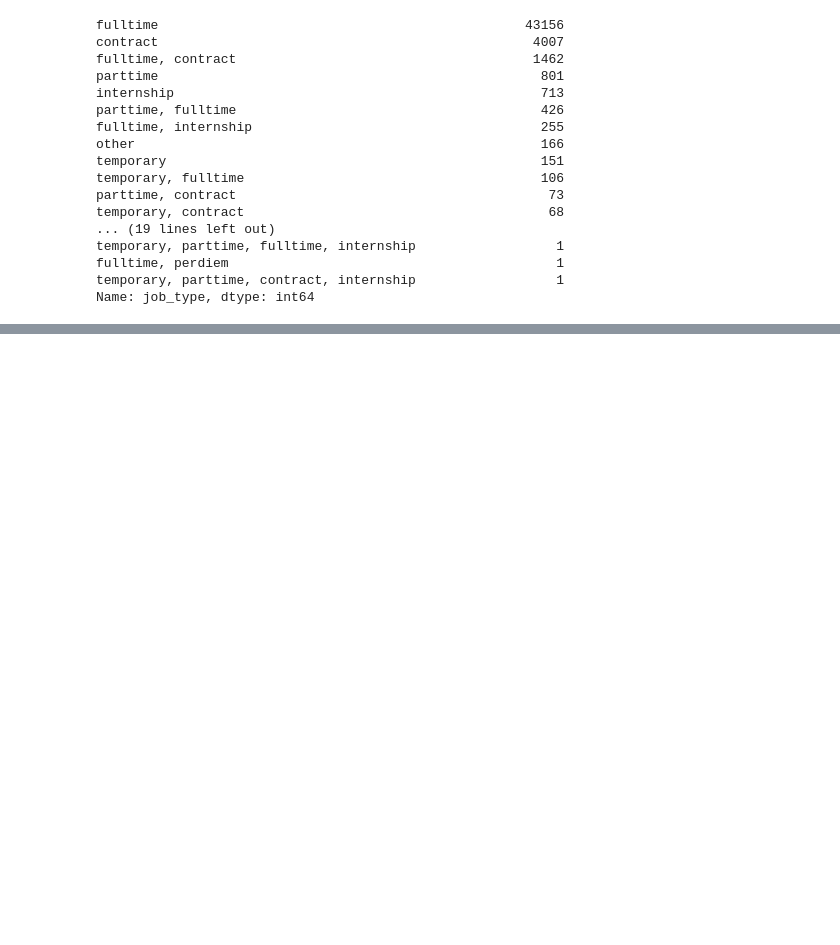
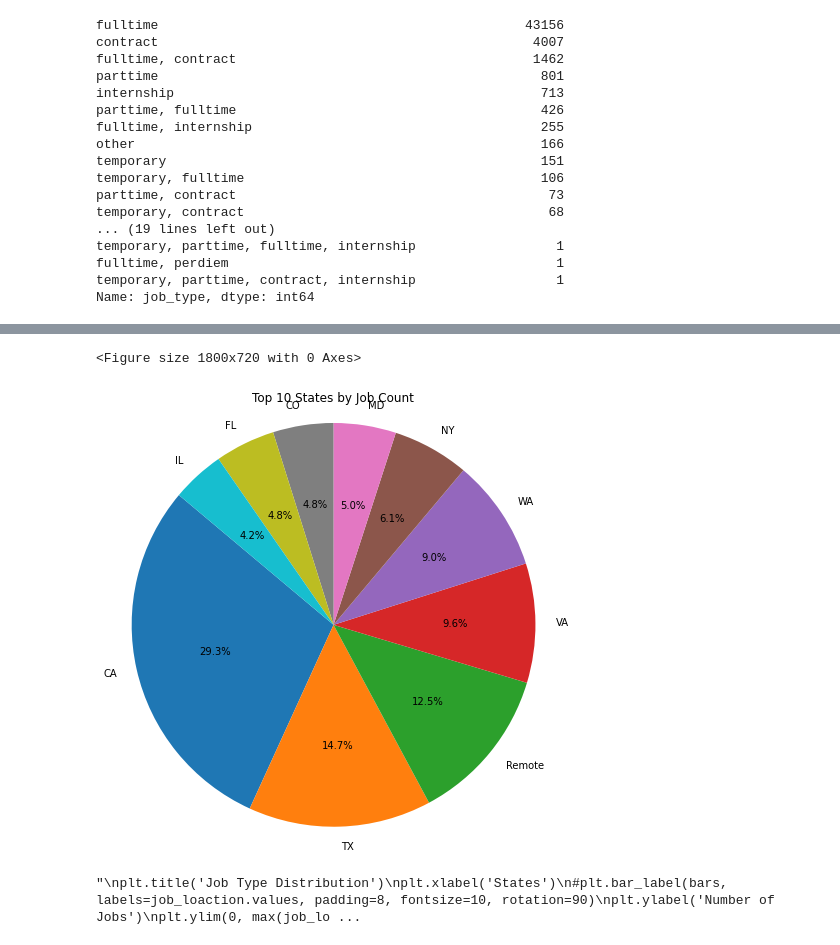
Before and after one commit to 18kdr/Data-Engineering, a Jupyter notebook: TechJobs/tech_job_analysis.ipynb, the cells around one changed output, grey strips where cells are left out. Drawn from its saved outputs; the diff is of its cells as text; code cells hidden in the pictures; blank space fills up the shorter version.

```diff
--- a/TechJobs/tech_job_analysis.ipynb
+++ b/TechJobs/tech_job_analysis.ipynb
@@ -219,0 +179,25 @@ plt.show()
+# %%
+plt.figure(figsize=(25, 10))
+#bars = plt.bar(job_loaction.index, job_loaction.values)
+plt.figure(figsize=(8, 8))
+plt.pie(
+    job_loaction.values,
+    labels=job_loaction.index,
+    autopct='%1.1f%%',
+    startangle=140
+)
+plt.title('Top 10 States by Job Count')
+plt.axis('equal')  # Equal aspect ratio ensures a perfect circle
+plt.show()
+'''
+plt.title('Job Type Distribution')
+plt.xlabel('States')
+#plt.bar_label(bars, labels=job_loaction.values, padding=8, fontsize=10, rotation=90)
+plt.ylabel('Number of Jobs')
+plt.ylim(0, max(job_loaction.values) * 1.2)
+plt.show()
+'''
+# %% [output]
+<Figure size 1800x720 with 0 Axes>
+[figure, added]
+"\nplt.title('Job Type Distribution')\nplt.xlabel('States')\n#plt.bar_label(bars, labels=job_loaction.values, padding=8, fontsize=10, rotation=90)\nplt.ylabel('Number of Jobs')\nplt.ylim(0, max(job_lo ...
```
Also changed, not shown: parts of 11 cells of this notebook, 1 other file.
